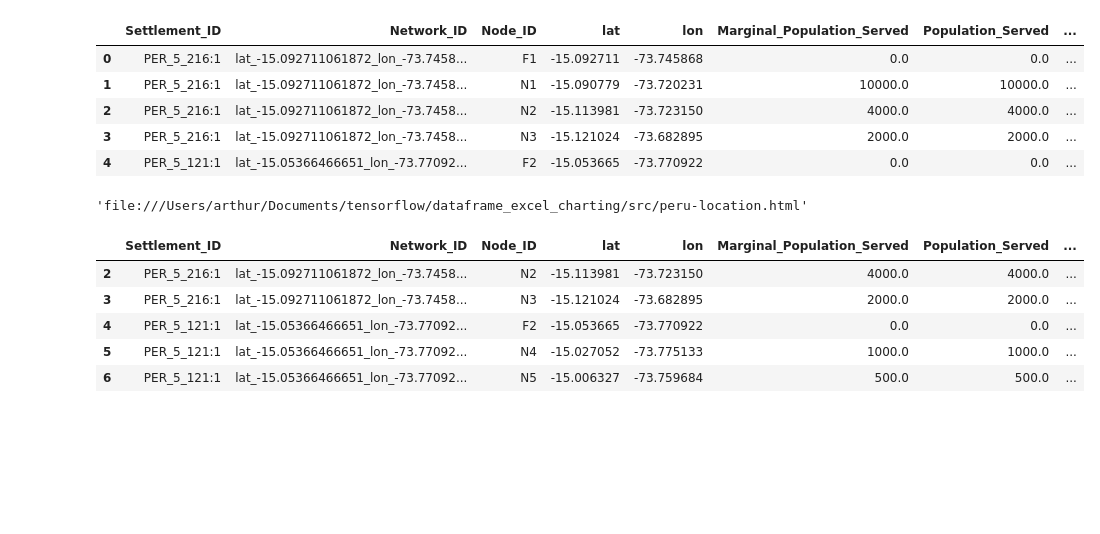
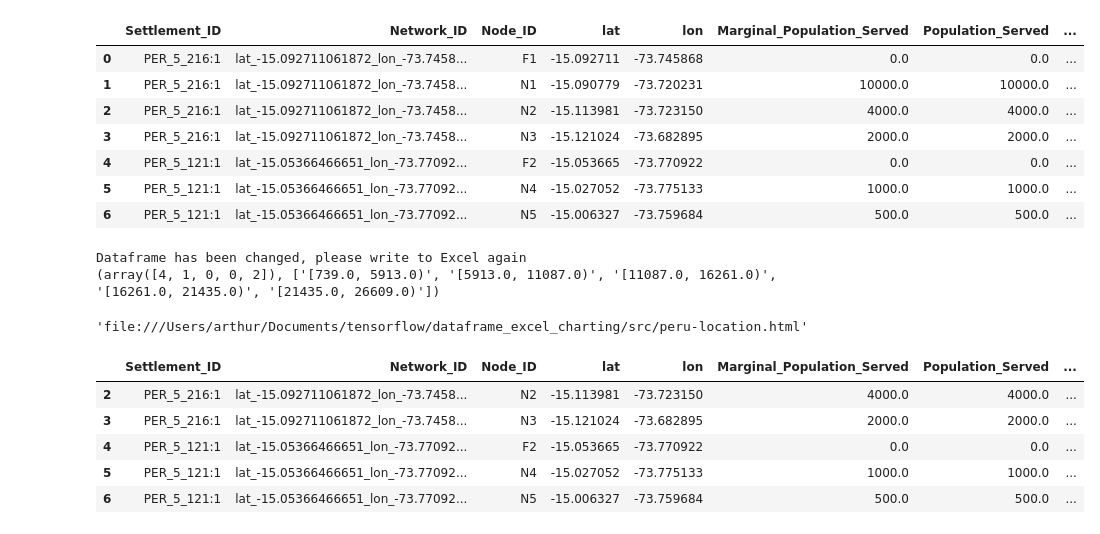
Before and after one commit to yujunj/dataframe_excel_charting, a Jupyter notebook: src/dataframe_excel_charting.ipynb, the cells around one changed output. Saved outputs shown, nothing was run; the diff lists cells and outputs as text; code cells hidden in the pictures; blank space fills up the shorter version.

Commit message:
add countryinfo

```diff
--- a/src/dataframe_excel_charting.ipynb
+++ b/src/dataframe_excel_charting.ipynb
@@ -155,14 +155,34 @@ expected_metrics_by_node_df.loc[len(expected_metrics_by_node_df)] = [
                                                                     1.0,
                                                                     ]
 # %%
-expected_metrics_by_node_df.head()
+expected_metrics_by_node_df
 # %% [output]
 |  | Settlement_ID | Network_ID | Node_ID | lat | lon | Marginal_Population_Served | Population_Served | ... |
 | 0 | PER_5_216:1 | lat_-15.092711061872_lon_-73.7458... | F1 | -15.092711 | -73.745868 | 0.0 | 0.0 | ... |
 | 1 | PER_5_216:1 | lat_-15.092711061872_lon_-73.7458... | N1 | -15.090779 | -73.720231 | 10000.0 | 10000.0 | ... |
 | 2 | PER_5_216:1 | lat_-15.092711061872_lon_-73.7458... | N2 | -15.113981 | -73.723150 | 4000.0 | 4000.0 | ... |
 | 3 | PER_5_216:1 | lat_-15.092711061872_lon_-73.7458... | N3 | -15.121024 | -73.682895 | 2000.0 | 2000.0 | ... |
 | 4 | PER_5_121:1 | lat_-15.05366466651_lon_-73.77092... | F2 | -15.053665 | -73.770922 | 0.0 | 0.0 | ... |
+| 5 | PER_5_121:1 | lat_-15.05366466651_lon_-73.77092... | N4 | -15.027052 | -73.775133 | 1000.0 | 1000.0 | ... |
+| 6 | PER_5_121:1 | lat_-15.05366466651_lon_-73.77092... | N5 | -15.006327 | -73.759684 | 500.0 | 500.0 | ... |
+# %%
+workbook = xlsxwriter.Workbook("test_charting.xlsx")
+test_class = DataFrameExcelCharting(expected_metrics_by_node_df, workbook)
+test_class.getTopN(["Marginal_Population_Served", "Marginal_Total_Demand", "Total_Demand"])
+test_class.writeToExcel("test_sheet")
+test_class.topNChart(columns=["Marginal_Population_Served", "Marginal_Total_Demand", "Total_Demand"], n=10, category_col="Node_ID")
+test_class.bucketsNChart(column="Marginal_Total_Demand",n_buckets=3)
+print test_class.getBucketsCounts(column="Total_Transit", n_buckets=5)
+# test_class.scatterPlot(["col1", "col4"], "category", "scatter")
+# test_class.insertImage("A", test_class.num_rows + 3 + test_class._num_charts * 15, "test_geoplot.png")
+test_class.geoPlot(text_col="Node_ID", value_col="Total_Transit", lat="lat", lon="lon",
+                   n_buckets=5, image_name="geo_plot",
+                   scale=100, plot_type="scattergeo",
+                scope='south america', map_type="natural earth")
+test_class.closeWorkBook()
+# %% [output]
+Dataframe has been changed, please write to Excel again
+(array([4, 1, 0, 0, 2]), ['[739.0, 5913.0)', '[5913.0, 11087.0)', '[11087.0, 16261.0)', '[16261.0, 21435.0)', '[21435.0, 26609.0)'])
 # %%
 import plotly
 import pandas as pd
```
Also changed, not shown: parts of 5 cells of this notebook, 3 other files.
